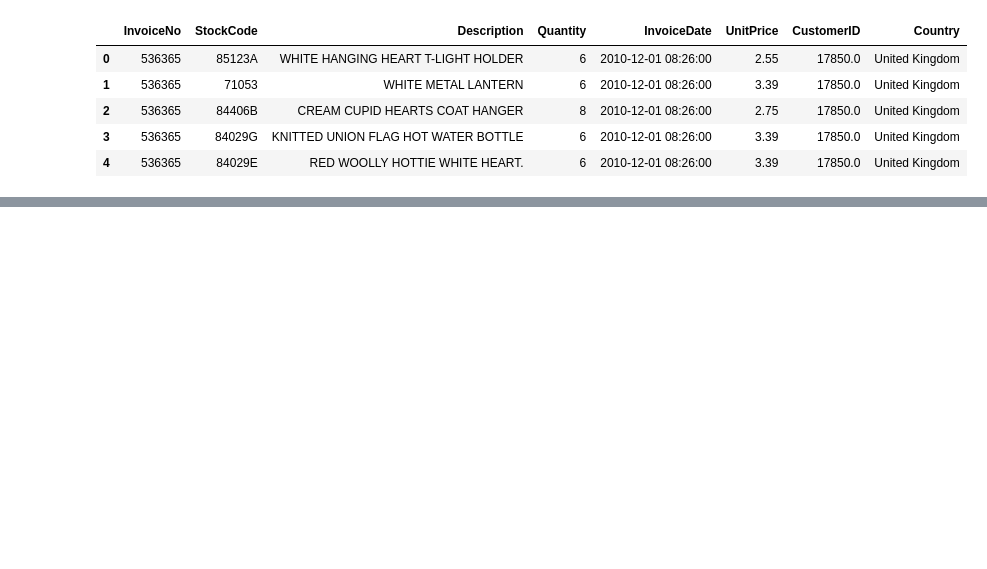
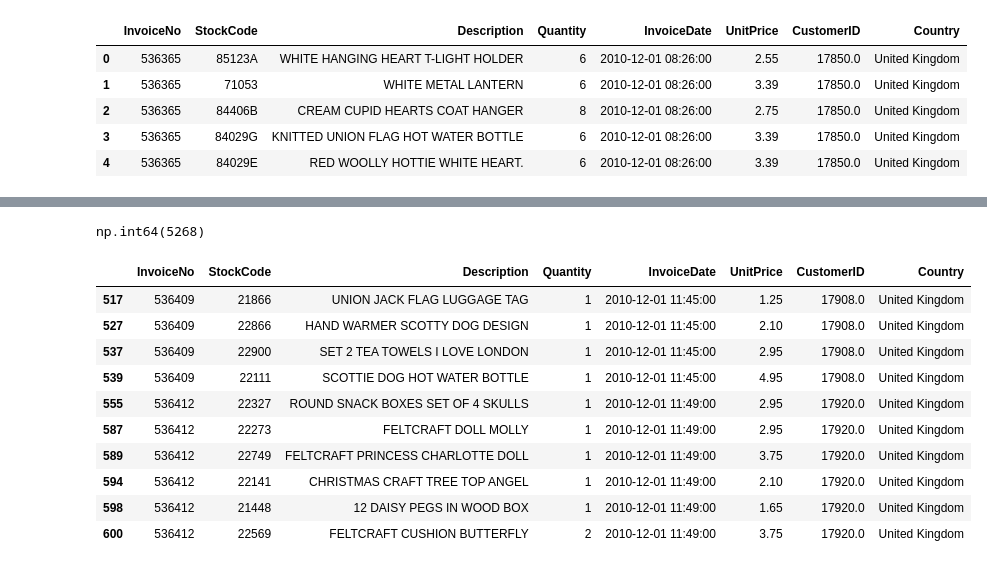
Before and after one commit to rajdeep-senapati/stocksense, a Jupyter notebook: notebooks/01_business_data_understanding.ipynb, the cells around one changed output, grey strips where cells are left out. Saved outputs shown, nothing was run; the diff lists cells and outputs as text; code cells hidden in the pictures; blank space fills up the shorter version.

```diff
--- a/notebooks/01_business_data_understanding.ipynb
+++ b/notebooks/01_business_data_understanding.ipynb
@@ -23,0 +56,18 @@ df.head(5)
+# %%
+df.duplicated().sum()
+# %% [output]
+np.int64(5268)
+# %%
+df[df.duplicated()].head(10)
+# %% [output]
+|  | InvoiceNo | StockCode | Description | Quantity | InvoiceDate | UnitPrice | CustomerID | Country |
+| 517 | 536409 | 21866 | UNION JACK FLAG LUGGAGE TAG | 1 | 2010-12-01 11:45:00 | 1.25 | 17908.0 | United Kingdom |
+| 527 | 536409 | 22866 | HAND WARMER SCOTTY DOG DESIGN | 1 | 2010-12-01 11:45:00 | 2.10 | 17908.0 | United Kingdom |
+| 537 | 536409 | 22900 | SET 2 TEA TOWELS I LOVE LONDON | 1 | 2010-12-01 11:45:00 | 2.95 | 17908.0 | United Kingdom |
+| 539 | 536409 | 22111 | SCOTTIE DOG HOT WATER BOTTLE | 1 | 2010-12-01 11:45:00 | 4.95 | 17908.0 | United Kingdom |
+| 555 | 536412 | 22327 | ROUND SNACK BOXES SET OF 4 SKULLS | 1 | 2010-12-01 11:49:00 | 2.95 | 17920.0 | United Kingdom |
+| 587 | 536412 | 22273 | FELTCRAFT DOLL MOLLY | 1 | 2010-12-01 11:49:00 | 2.95 | 17920.0 | United Kingdom |
+| 589 | 536412 | 22749 | FELTCRAFT PRINCESS CHARLOTTE DOLL | 1 | 2010-12-01 11:49:00 | 3.75 | 17920.0 | United Kingdom |
+| 594 | 536412 | 22141 | CHRISTMAS CRAFT TREE TOP ANGEL | 1 | 2010-12-01 11:49:00 | 2.10 | 17920.0 | United Kingdom |
+| 598 | 536412 | 21448 | 12 DAISY PEGS IN WOOD BOX | 1 | 2010-12-01 11:49:00 | 1.65 | 17920.0 | United Kingdom |
+| 600 | 536412 | 22569 | FELTCRAFT CUSHION BUTTERFLY | 2 | 2010-12-01 11:49:00 | 3.75 | 17920.0 | United Kingdom |
```
Also changed, not shown: parts of 43 cells of this notebook.
